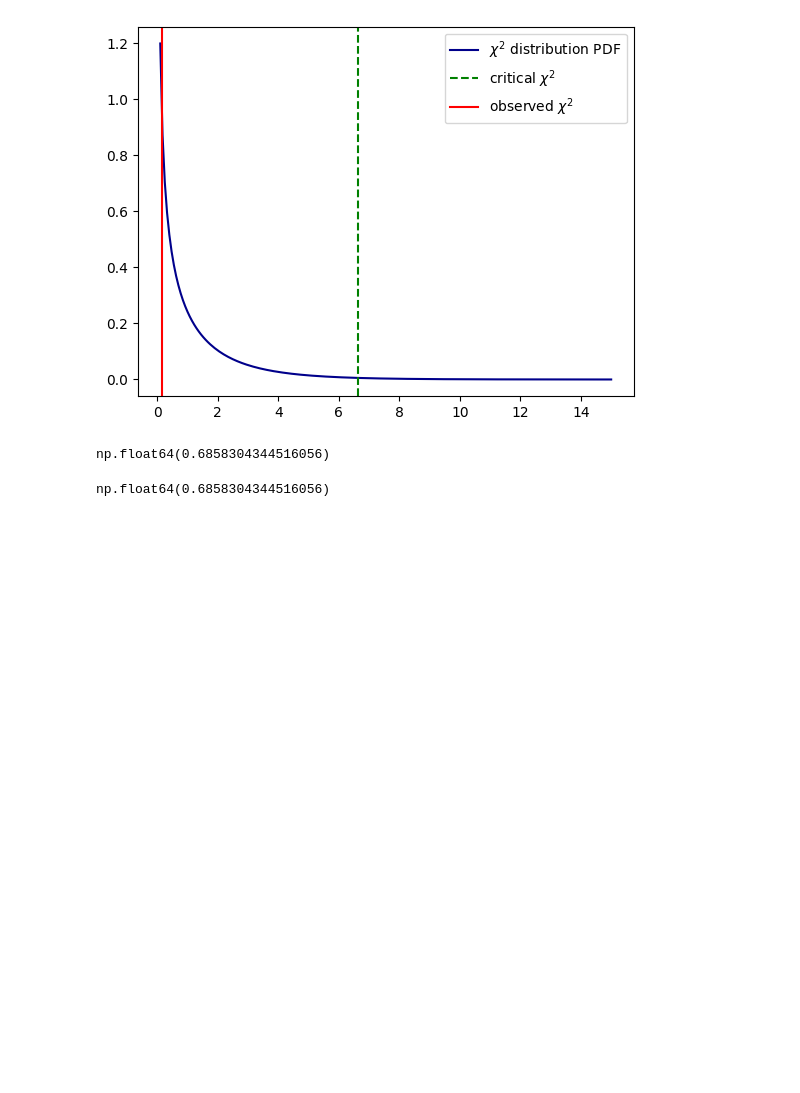
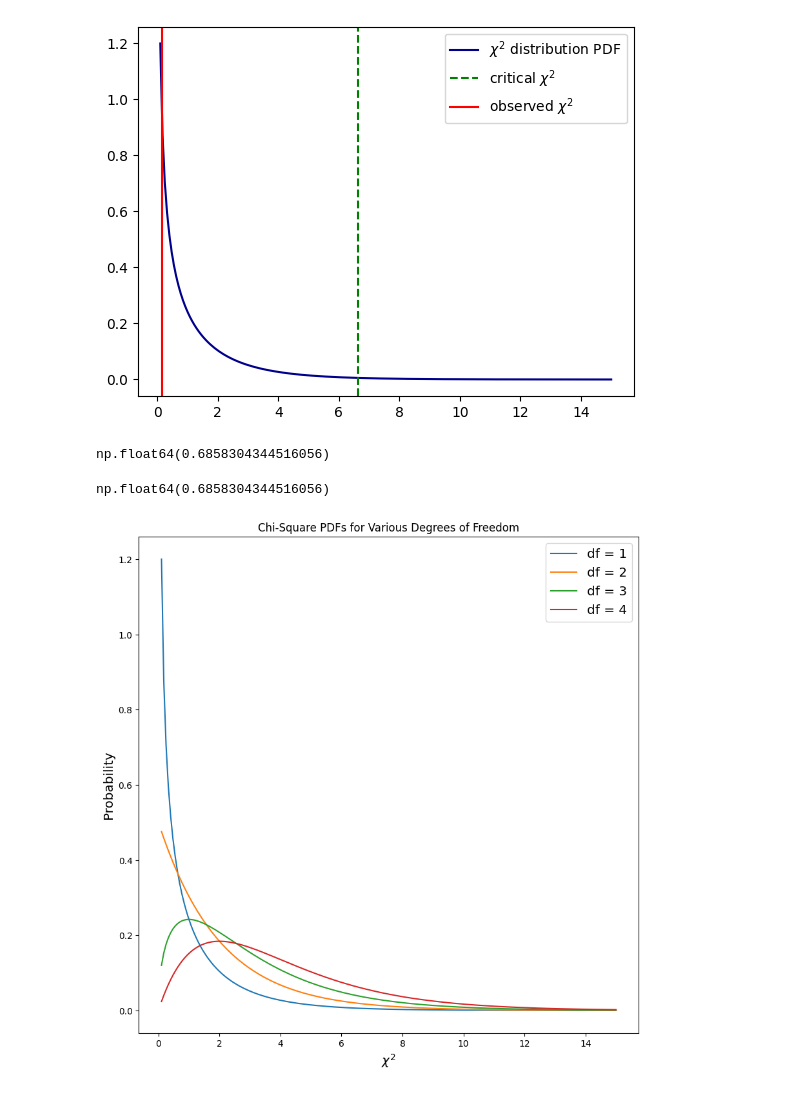
Before and after one commit to KabiraKabira7/Chi_square_test, a Jupyter notebook: chi_square.ipynb, the cells around one changed output. Drawn from its saved outputs; the diff is of its cells as text; code cells hidden in the pictures; blank space fills up the shorter version.

Commit message:
chi_square repo

```diff
--- a/chi_square.ipynb
+++ b/chi_square.ipynb
@@ -200,3 +200,17 @@ np.float64(0.6858304344516056)
 fair_coin_result.pvalue
 # %% [output]
 np.float64(0.6858304344516056)
+# %%
+fig, ax = plt.subplots(figsize=(10,10))
+
+for df_ in range(1, 5):
+    y_ = stats.chi2.pdf(x, df_)
+    ax.plot(x, y_, label=f"df = {df_}")
+
+ax.set_xlabel(r'$\chi^2$', fontsize="x-large")
+ax.set_ylabel("Probability", fontsize="x-large")
+ax.set_title("Chi-Square PDFs for Various Degrees of Freedom")
+
+ax.legend(fontsize="x-large");
+# %% [output]
+[figure, added]
```
